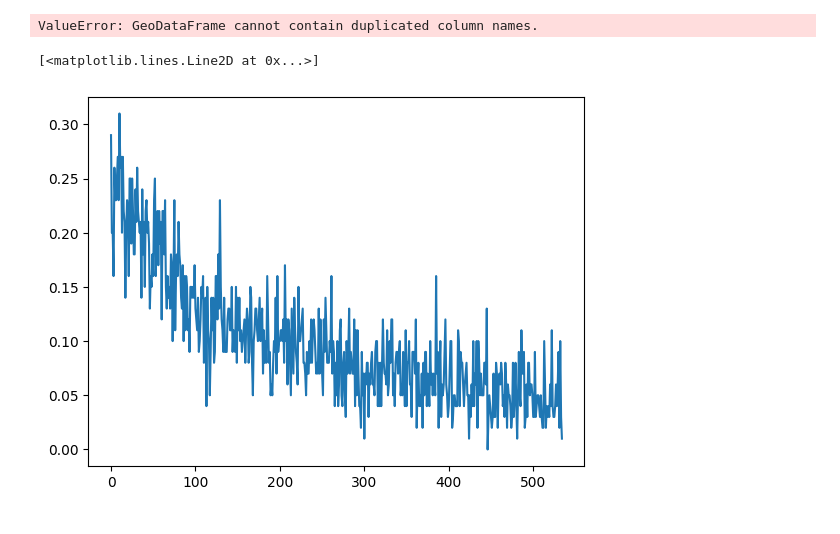
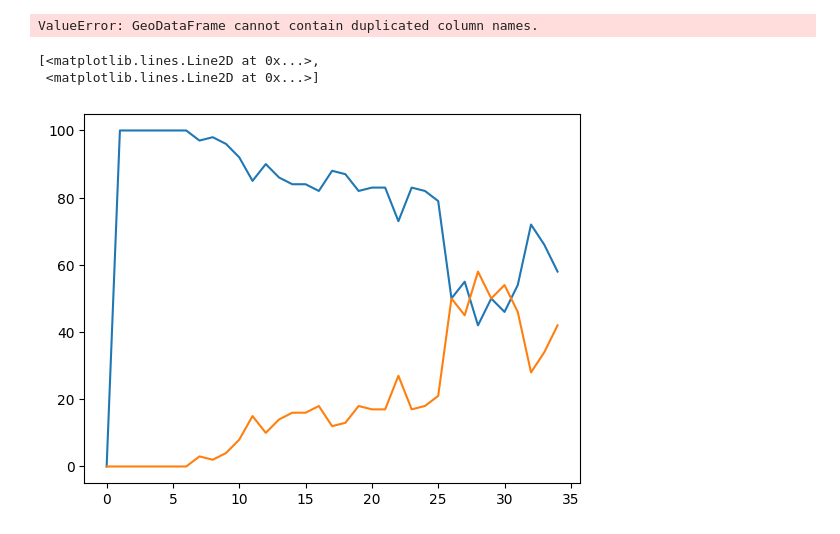
Before and after one commit to Jogurtonelle/gerrymandering, a Jupyter notebook: main.ipynb, the cells around one changed output. Drawn from its saved outputs; the diff is of its cells as text; code cells hidden in the pictures.

```diff
--- a/main.ipynb
+++ b/main.ipynb
@@ -83,11 +83,12 @@ merged_gdf.to_file("temp/gminy_sejm_2023.shp", encoding="utf-8")
 # %% [output]
 ValueError: GeoDataFrame cannot contain duplicated column names.
 # %%
-data = pkl.load(open("temp/favouritism_alg_data.pkl", "rb"))
+data = pkl.load(open("temp/redist_flip_alg_data.pkl", "rb"))
 
 # plot data (type np.array) - each row is % of accepted and rejected proposals
 plt.plot(data)
 # %% [output]
-[<matplotlib.lines.Line2D at 0x...>]
+[<matplotlib.lines.Line2D at 0x...>,
+ <matplotlib.lines.Line2D at 0x...>]
-[figure, old version]
+[figure, new version]
 # %%
```
Also changed, not shown: parts of 14 cells of this notebook, 8 other files.
